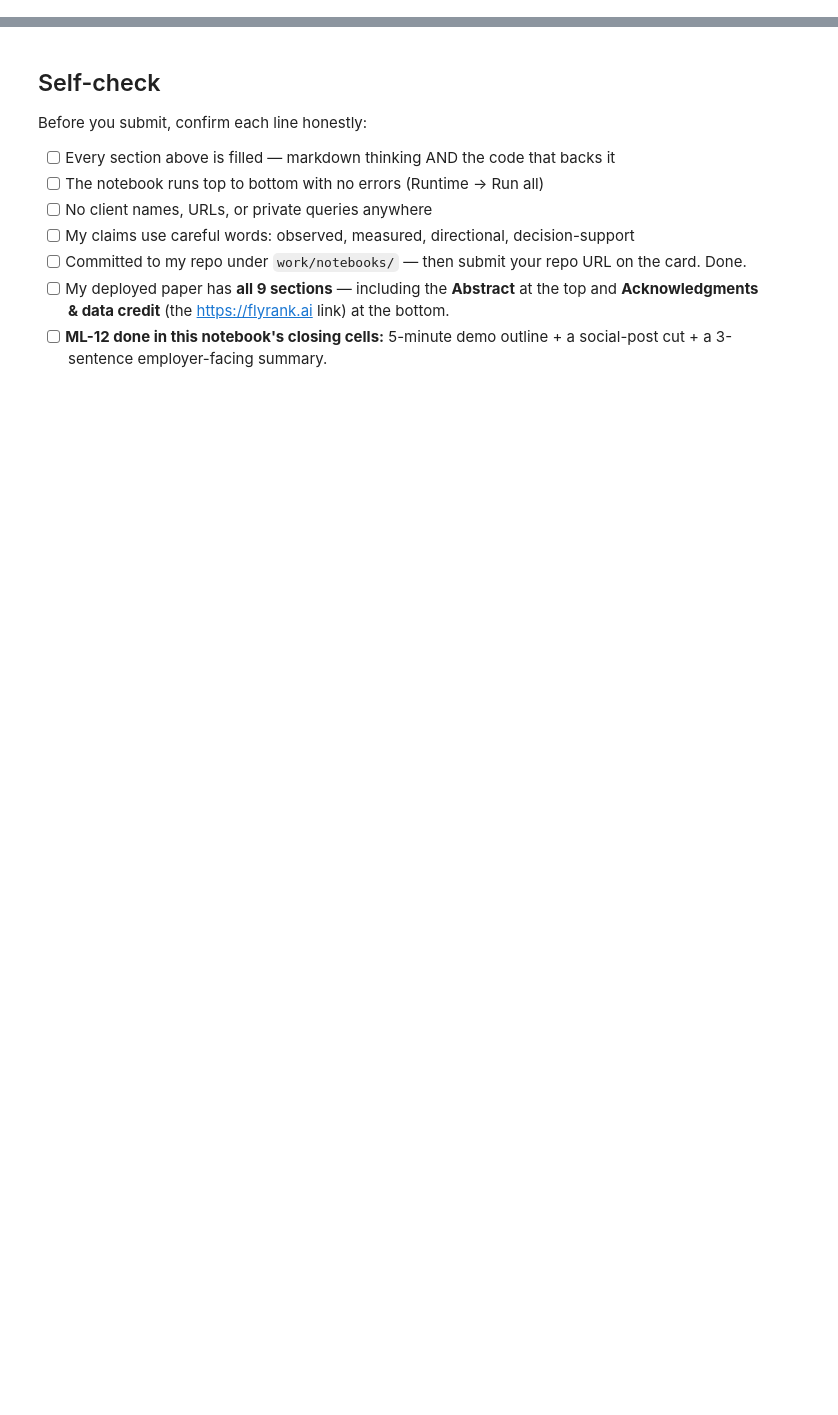
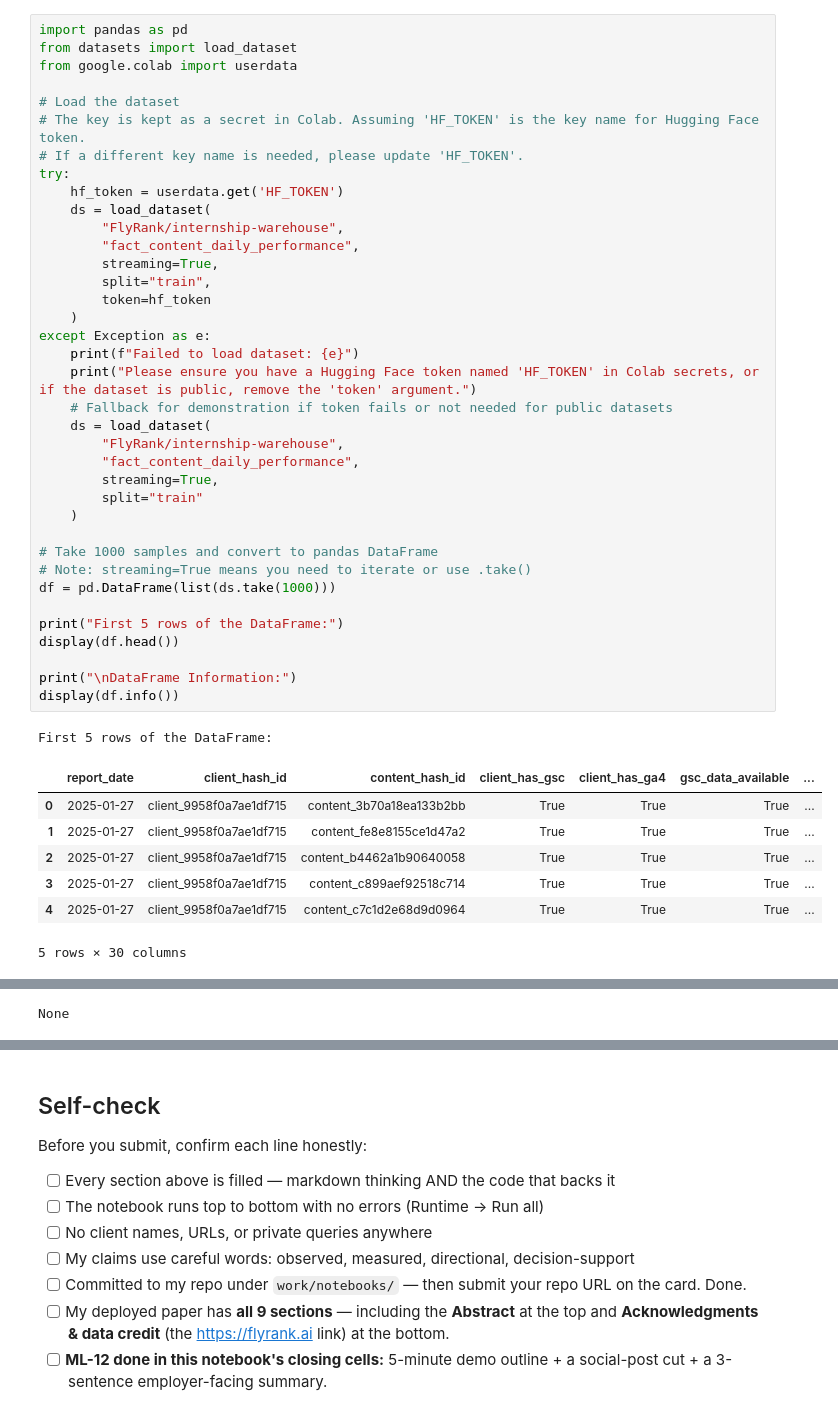
Before and after one commit to DaiyanNDahy/FlyRankInternML, a Jupyter notebook: work/notebooks/capstone.ipynb, the cells around one changed output, grey strips where cells are left out. Cells and saved outputs as stored; diff of their text form; blank space fills up the shorter version.

```diff
--- a/work/notebooks/capstone.ipynb
+++ b/work/notebooks/capstone.ipynb
@@ -36,0 +42,46 @@ This skeleton is yours to fill. Work the sections **in order** — each one has
+# %%
+import pandas as pd
+from datasets import load_dataset
+from google.colab import userdata
+
+# Load the dataset
+# The key is kept as a secret in Colab. Assuming 'HF_TOKEN' is the key name for Hugging Face token.
+# If a different key name is needed, please update 'HF_TOKEN'.
+try:
+    hf_token = userdata.get('HF_TOKEN')
+    ds = load_dataset(
+        "FlyRank/internship-warehouse",
+        "fact_content_daily_performance",
+        streaming=True,
+        split="train",
+        token=hf_token
+    )
+except Exception as e:
+    print(f"Failed to load dataset: {e}")
+    print("Please ensure you have a Hugging Face token named 'HF_TOKEN' in Colab secrets, or if the dataset is public, remove the 'token' argument.")
+    # Fallback for demonstration if token fails or not needed for public datasets
+    ds = load_dataset(
+        "FlyRank/internship-warehouse",
+        "fact_content_daily_performance",
+        streaming=True,
+        split="train"
+    )
+
+# Take 1000 samples and convert to pandas DataFrame
+# Note: streaming=True means you need to iterate or use .take()
+df = pd.DataFrame(list(ds.take(1000)))
+
+print("First 5 rows of the DataFrame:")
+display(df.head())
+
+print("\nDataFrame Information:")
+display(df.info())
+# %% [output]
+First 5 rows of the DataFrame:
+|  | report_date | client_hash_id | content_hash_id | client_has_gsc | client_has_ga4 | gsc_data_available | ... |
+| 0 | 2025-01-27 | client_9958f0a7ae1df715 | content_3b70a18ea133b2bb | True | True | True | ... |
+| 1 | 2025-01-27 | client_9958f0a7ae1df715 | content_fe8e8155ce1d47a2 | True | True | True | ... |
+| 2 | 2025-01-27 | client_9958f0a7ae1df715 | content_b4462a1b90640058 | True | True | True | ... |
+| 3 | 2025-01-27 | client_9958f0a7ae1df715 | content_c899aef92518c714 | True | True | True | ... |
+| 4 | 2025-01-27 | client_9958f0a7ae1df715 | content_c7c1d2e68d9d0964 | True | True | True | ... |
+5 rows × 30 columns
@@ -36,0 +105 @@ This skeleton is yours to fill. Work the sections **in order** — each one has
+None
```
Also changed, not shown: parts of 24 cells of this notebook.
